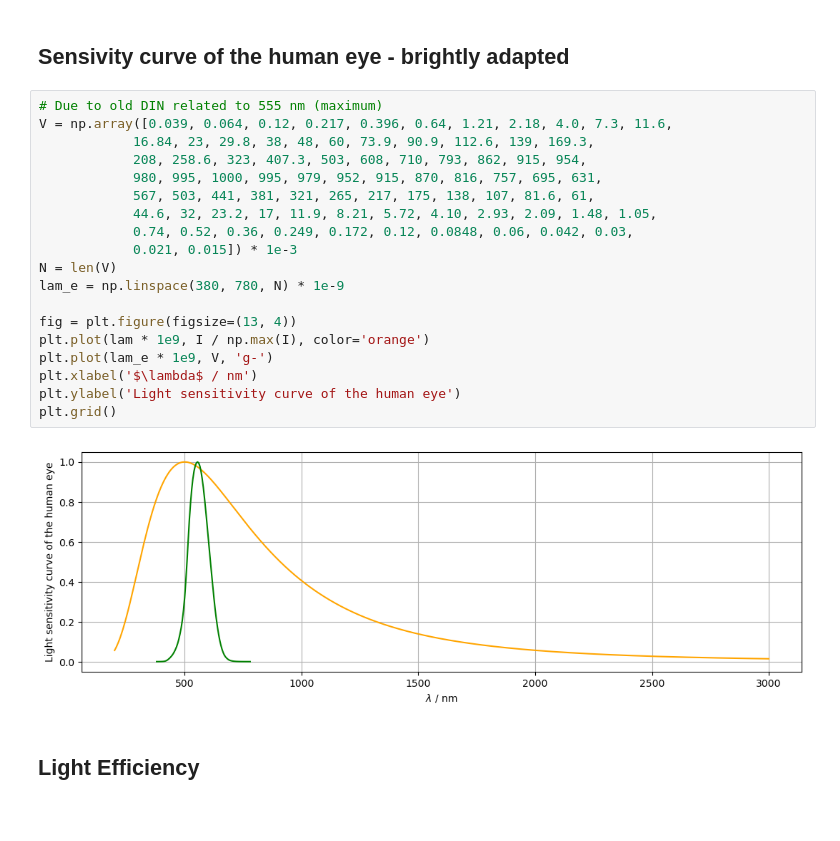
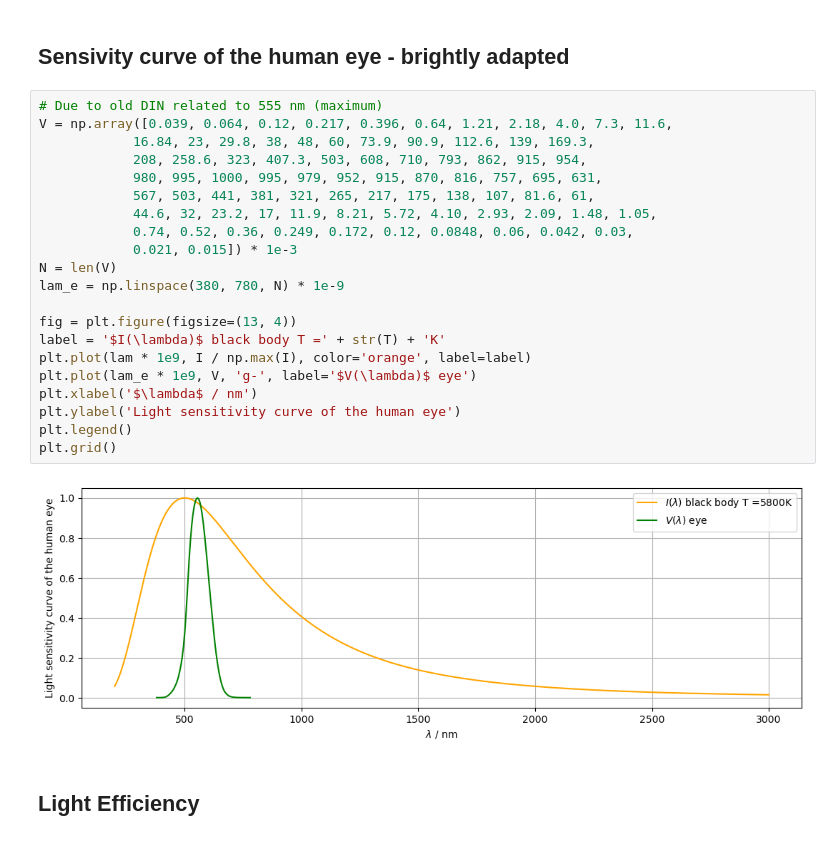
Before and after one commit to GitAndi18/Light, a Jupyter notebook: Ch_1/Planck_240315.ipynb, the cells around one changed output. Drawn from its saved outputs; the diff is of its cells as text.

```diff
--- a/Ch_1/Planck_240315.ipynb
+++ b/Ch_1/Planck_240315.ipynb
@@ -57,24 +61,26 @@ Solar constant = 1355 W/m²
 # %%
 # Due to old DIN related to 555 nm (maximum)
 V = np.array([0.039, 0.064, 0.12, 0.217, 0.396, 0.64, 1.21, 2.18, 4.0, 7.3, 11.6,
             16.84, 23, 29.8, 38, 48, 60, 73.9, 90.9, 112.6, 139, 169.3,
             208, 258.6, 323, 407.3, 503, 608, 710, 793, 862, 915, 954,
             980, 995, 1000, 995, 979, 952, 915, 870, 816, 757, 695, 631,
             567, 503, 441, 381, 321, 265, 217, 175, 138, 107, 81.6, 61,
             44.6, 32, 23.2, 17, 11.9, 8.21, 5.72, 4.10, 2.93, 2.09, 1.48, 1.05,
             0.74, 0.52, 0.36, 0.249, 0.172, 0.12, 0.0848, 0.06, 0.042, 0.03,
             0.021, 0.015]) * 1e-3
 N = len(V)
 lam_e = np.linspace(380, 780, N) * 1e-9
 
 fig = plt.figure(figsize=(13, 4))
-plt.plot(lam * 1e9, I / np.max(I), color='orange')
-plt.plot(lam_e * 1e9, V, 'g-')
+label = '$I(\lambda)$ black body T =' + str(T) + 'K'
+plt.plot(lam * 1e9, I / np.max(I), color='orange', label=label)
+plt.plot(lam_e * 1e9, V, 'g-', label='$V(\lambda)$ eye')
 plt.xlabel('$\lambda$ / nm')
 plt.ylabel('Light sensitivity curve of the human eye')
+plt.legend()
 plt.grid()
 # %% [output]
-[figure, old version]
+[figure, new version]
 # %% [markdown]
 ## Light Efficiency
 # %% [markdown]
```
Also changed, not shown: parts of 3 cells of this notebook, 7 other files.
